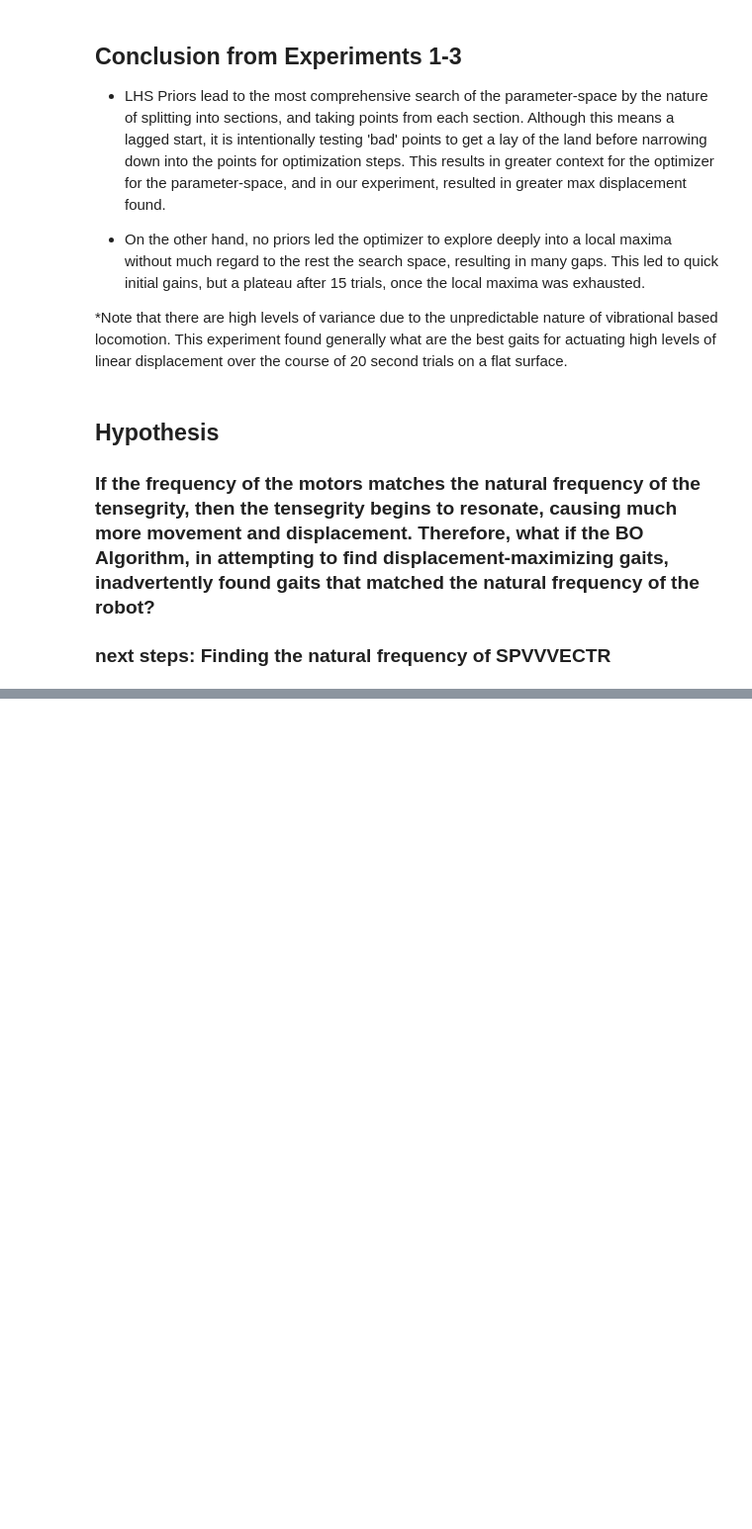
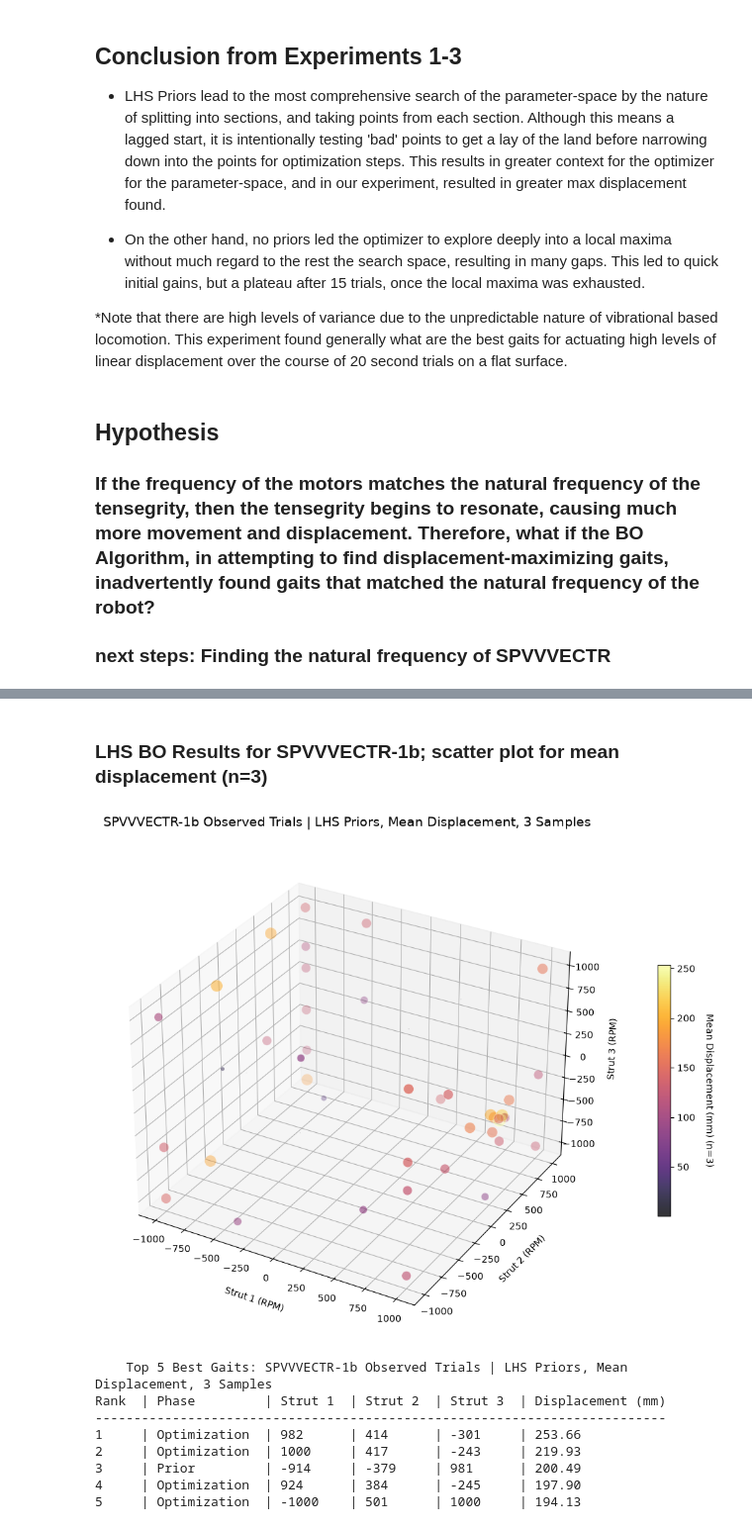
Before and after one commit to UnionEvoRobo/SPVVVECTR, a Jupyter notebook: Python-BT-Control/Better-BLE-Control/visualization_bo_skopt.ipynb, the cells around one changed output, grey strips where cells are left out. Shown at 99% size. Saved outputs shown, nothing was run; the diff lists cells and outputs as text; code cells hidden in the pictures; blank space fills up the shorter version.

```diff
--- a/Python-BT-Control/Better-BLE-Control/visualization_bo_skopt.ipynb
+++ b/Python-BT-Control/Better-BLE-Control/visualization_bo_skopt.ipynb
@@ -27,9 +27,9 @@ def plot_scatter(csv_filepath, title="SPVVVECTR Observed Trials"):
         df['RPM_1'],
         df['RPM_2'],
         df['RPM_3'],
-        c=df['Displacement_mm'],
+        c=df['Displacement_mm'] if 'Displacement_mm' in df.columns else df['Displacement_mm_mean'],
         cmap='inferno',
-        s=df['Displacement_mm'] * 0.8, # scaled size of points
+        s=df['Displacement_mm'] if 'Displacement_mm' in df.columns else df['Displacement_mm_mean'] * 0.8, # scaled size of points
         alpha=0.8,
         edgecolors='w',
         linewidth=0.5
@@ -43,7 +43,10 @@ def plot_scatter(csv_filepath, title="SPVVVECTR Observed Trials"):
 
     # legend for fitness
     cbar = fig.colorbar(scatter, ax=ax, shrink=0.5, pad=0.1)
-    cbar.set_label('Displacement (mm)', rotation=270, labelpad=20)
+    if 'Displacement_mm' in df.columns:
+        cbar.set_label('Displacement (mm)', rotation=270, labelpad=20)
+    else:
+        cbar.set_label('Mean Displacement (mm) (n=3)', rotation=270, labelpad=20)
 
     plt.tight_layout()
     plt.show()
@@ -91,7 +94,10 @@ def print_top_5_gaits(csv_filepath, experiment_name="Experiment"):
     df = pd.read_csv(csv_filepath, nrows=50)
 
     # 2. Sort by displacement in descending order (highest to lowest)
-    top_5 = df.sort_values(by="Displacement_mm", ascending=False).head(5)
+    if 'Displacement_mm' in df.columns:
+        top_5 = df.sort_values(by="Displacement_mm", ascending=False).head(5)
+    else:
+        top_5 = df.sort_values(by="Displacement_mm_mean", ascending=False).head(5)
 
     # 3. Print the Title
     print(f"    Top 5 Best Gaits: {experiment_name}")
@@ -108,7 +114,10 @@ def print_top_5_gaits(csv_filepath, experiment_name="Experiment"):
         rpm1 = int(row['RPM_1'])
         rpm2 = int(row['RPM_2'])
         rpm3 = int(row['RPM_3'])
-        disp = f"{row['Displacement_mm']:.2f}"
+        if 'Displacement_mm' in row:
+            disp = f"{row['Displacement_mm']:.2f}"
+        else:
+            disp = f"{row['Displacement_mm_mean']:.2f}"
 
         # The :< number forces the text to take up exactly that many spaces
         print(f"{rank:<5} | {phase:<13} | {rpm1:<8} | {rpm2:<8} | {rpm3:<8} | {disp:<17}")
@@ -263,3 +275,18 @@ plot_convergence()
 
 * extend max gait, g_max = [1000, 1000, 1000], variance testing to n=30 to test whether BO outputted a gait that performs better than just the highest frequency gait
     * as we know already that higher frequency gaits map to higher displacements, this is to validate the effectiveness of BO
+# %% [markdown]
+### LHS BO Results for SPVVVECTR-1b; scatter plot for mean displacement (n=3)
+# %%
+plot_scatter('./bo_spvvvectr-1b-lhs_r3_mean.csv', title="SPVVVECTR-1b Observed Trials | LHS Priors, Mean Displacement, 3 Samples")
+print_top_5_gaits('./bo_spvvvectr-1b-lhs_r3_mean.csv', "SPVVVECTR-1b Observed Trials | LHS Priors, Mean Displacement, 3 Samples")
+# %% [output]
+[figure, added]
+    Top 5 Best Gaits: SPVVVECTR-1b Observed Trials | LHS Priors, Mean Displacement, 3 Samples
+Rank  | Phase         | Strut 1  | Strut 2  | Strut 3  | Displacement (mm)
+--------------------------------------------------------------------------
+1     | Optimization  | 982      | 414      | -301     | 253.66
+2     | Optimization  | 1000     | 417      | -243     | 219.93
+3     | Prior         | -914     | -379     | 981      | 200.49
+4     | Optimization  | 924      | 384      | -245     | 197.90
+5     | Optimization  | -1000    | 501      | 1000     | 194.13
```
Also changed, not shown: parts of 11 cells of this notebook, 6 other files.
